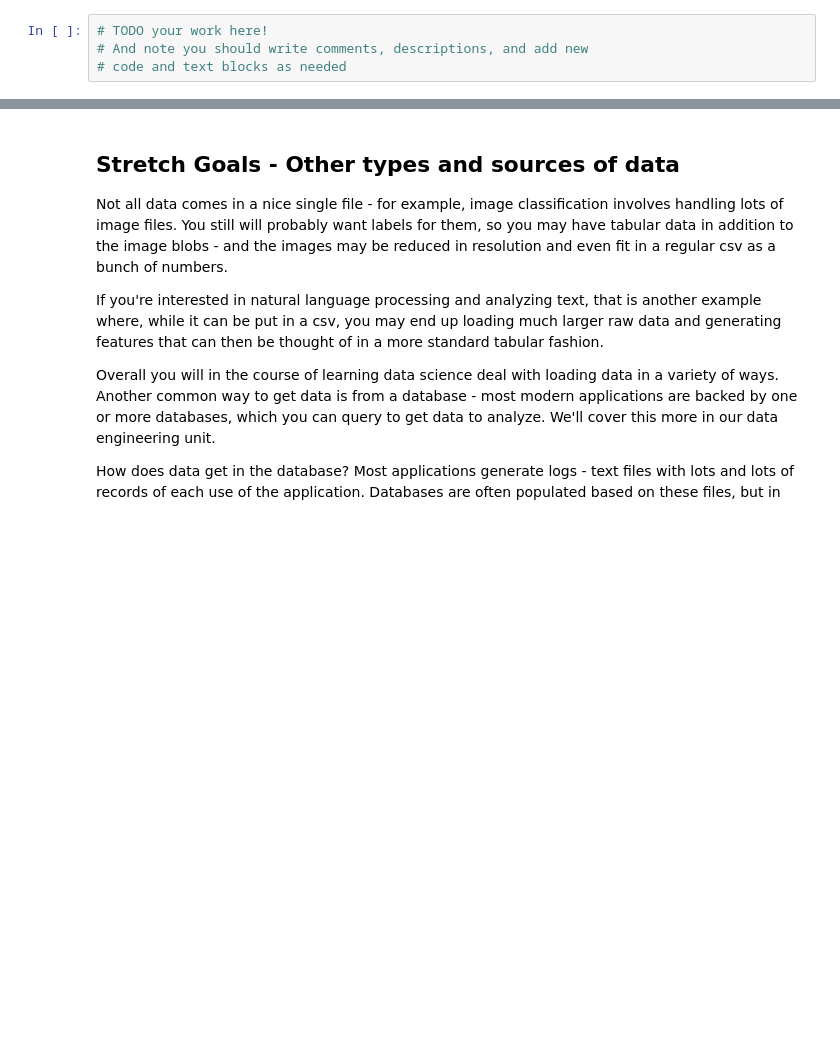
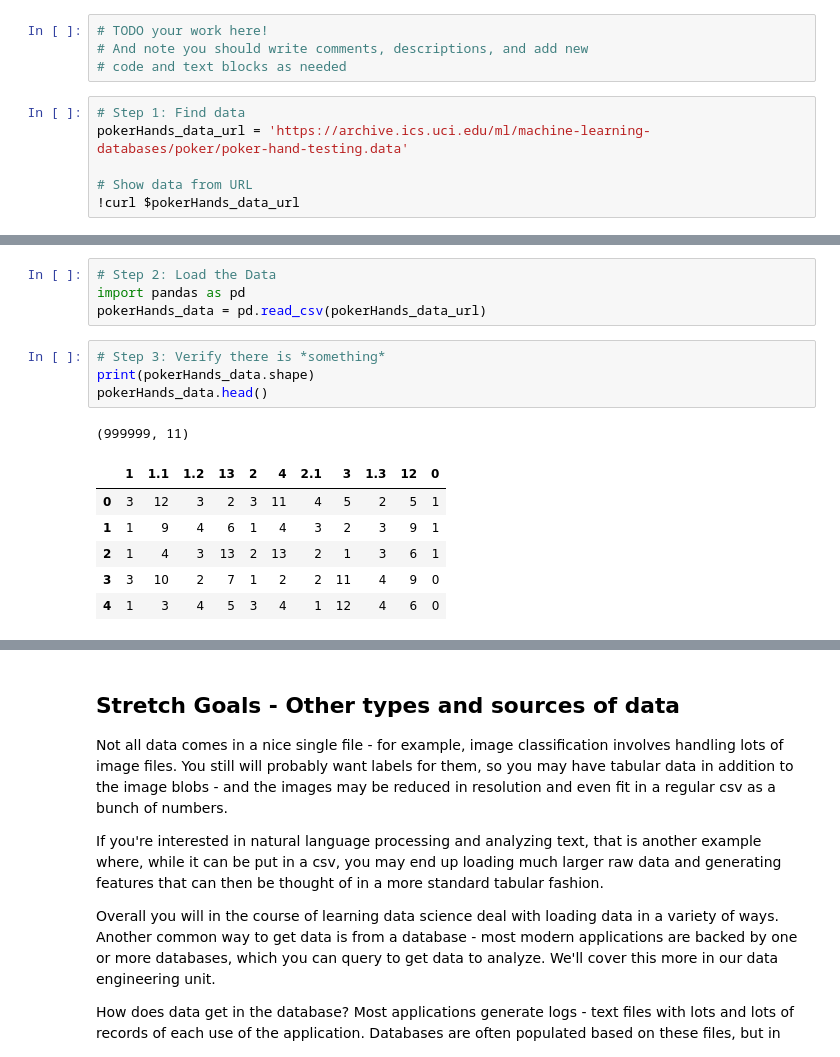
Before and after one commit to MrT3313/DS-Unit-1-Sprint-1-Dealing-With-Data, a Jupyter notebook: module2-loadingdata/LS_DS_112_Loading_Data.ipynb, the cells around one changed output, grey strips where cells are left out. Drawn from its saved outputs; the diff is of its cells as text; blank space fills up the shorter version.

Commit message:
Post Assignment - UCI Machine Learning Repo = Poker Hand Data Set

```diff
--- a/module2-loadingdata/LS_DS_112_Loading_Data.ipynb
+++ b/module2-loadingdata/LS_DS_112_Loading_Data.ipynb
@@ -395,3 +200,9 @@ If you have loaded a few traditional datasets, see the following section for sug
 # TODO your work here!
 # And note you should write comments, descriptions, and add new
 # code and text blocks as needed
+# %%
+# Step 1: Find data
+pokerHands_data_url = 'https://archive.ics.uci.edu/ml/machine-learning-databases/poker/poker-hand-testing.data'
+
+# Show data from URL
+!curl $pokerHands_data_url
@@ -397,0 +262,16 @@ If you have loaded a few traditional datasets, see the following section for sug
+# %%
+# Step 2: Load the Data
+import pandas as pd
+pokerHands_data = pd.read_csv(pokerHands_data_url)
+# %%
+# Step 3: Verify there is *something*
+print(pokerHands_data.shape)
+pokerHands_data.head()
+# %% [output]
+(999999, 11)
+|  | 1 | 1.1 | 1.2 | 13 | 2 | 4 | 2.1 | 3 | 1.3 | 12 | 0 |
+| 0 | 3 | 12 | 3 | 2 | 3 | 11 | 4 | 5 | 2 | 5 | 1 |
+| 1 | 1 | 9 | 4 | 6 | 1 | 4 | 3 | 2 | 3 | 9 | 1 |
+| 2 | 1 | 4 | 3 | 13 | 2 | 13 | 2 | 1 | 3 | 6 | 1 |
+| 3 | 3 | 10 | 2 | 7 | 1 | 2 | 2 | 11 | 4 | 9 | 0 |
+| 4 | 1 | 3 | 4 | 5 | 3 | 4 | 1 | 12 | 4 | 6 | 0 |
```
Also changed, not shown: parts of 19 cells of this notebook.
